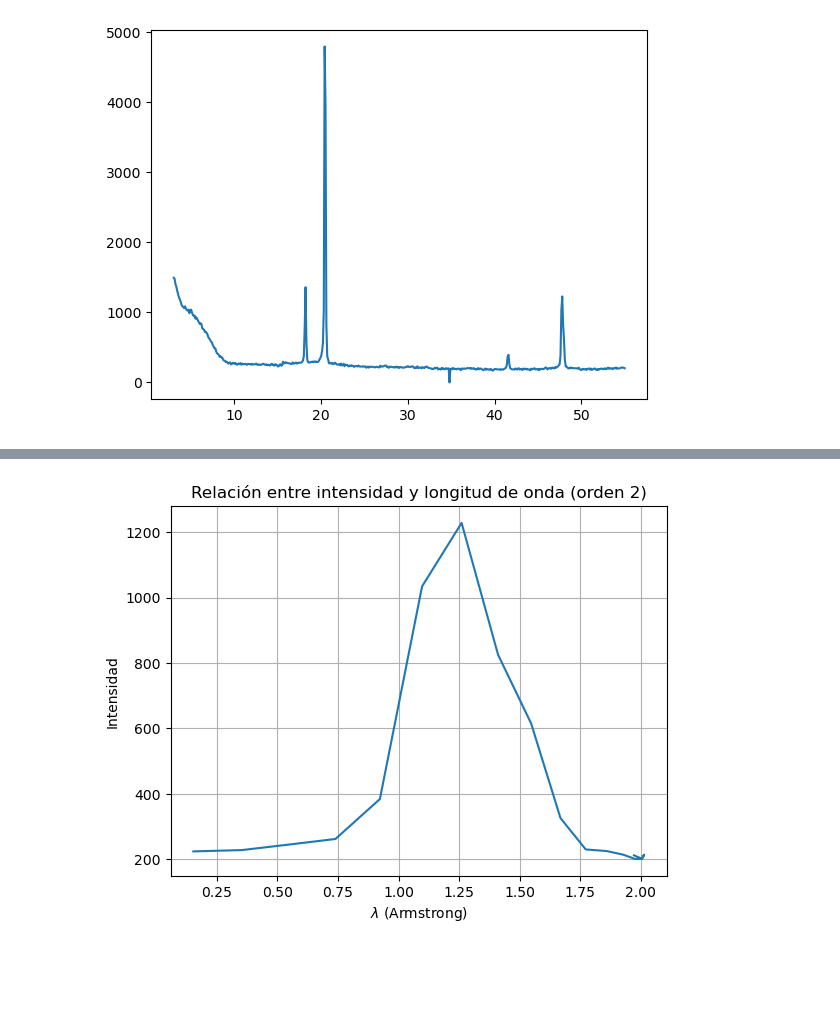
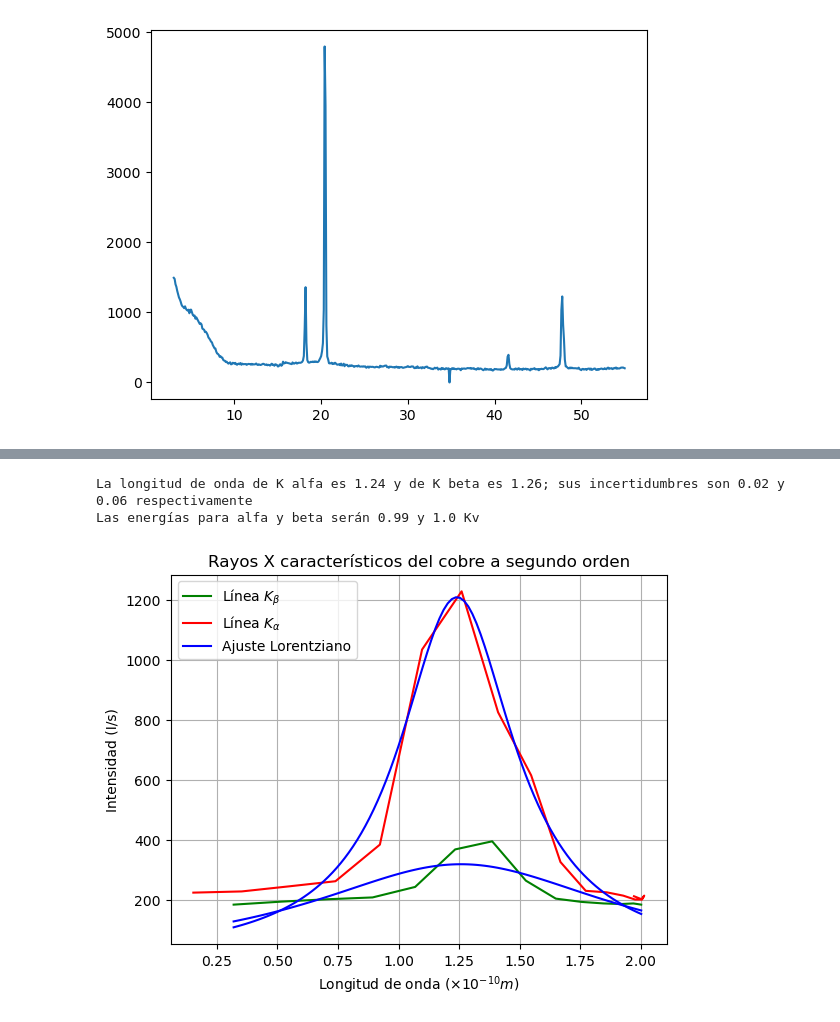
Before and after one commit to ccuellarn/Laboratorio-Intermedio---Pr-cticas20242, a Jupyter notebook: Rayos X/Rayos X.ipynb, the cells around one changed output, grey strips where cells are left out. Saved outputs shown, nothing was run; the diff lists cells and outputs as text; code cells hidden in the pictures; blank space fills up the shorter version.

```diff
--- a/Rayos X/Rayos X.ipynb
+++ b/Rayos X/Rayos X.ipynb
@@ -91,18 +106,54 @@ plt.show()
-# %%
-dZn = 2.014
-x1 = []
-y1 = []
-
-for i in range(0,521):
-    if Data1A1['Ang'][i]>=47.2 and Data1A1['Ang'][i]<49.0:
-        x1.append(np.abs(2*dZn*(np.sin(Data1A1['Ang'][i]))/2))
-        y1.append(Data1A1['In'][i])
-
-plt.plot(x1,y1)
-plt.grid()
-plt.title('Relación entre intensidad y longitud de onda (orden 2)')
-plt.xlabel(r"$\lambda$ (Armstrong)")
-plt.ylabel('Intensidad')
-plt.show()
-# %% [output]
-[figure, removed]
+# %%
+#Cambiar de ángulo a longitud de onda utilizando la ley de Bragg
+#Para mejor calidad se tomó solo los ángulos donde se sabe que aparecen los picos
+x1 = []
+y1 = []
+x11 = []
+y11 = []
+
+for i in range(0,521):
+    if Data1A1['Ang'][i]>=41.0 and Data1A1['Ang'][i]<42.4:
+        x1.append(np.abs(2*dZn*(np.sin(Data1A1['Ang'][i]))/2))
+        y1.append(Data1A1['In'][i])
+
+    if Data1A1['Ang'][i]>=47.2 and Data1A1['Ang'][i]<49.0:
+        x11.append(np.abs(2*dZn*(np.sin(Data1A1['Ang'][i]))/2))
+        y11.append(Data1A1['In'][i])
+
+#Ajuste Lorentziano, como los datos no son del todo continuos, el ancho de la curva a la mitad de la altura se realizó estimando.
+popt1, pcov1 = curve_fit(Lorentzian,xdata=x1, ydata=y1)
+popt11, pcov11 = curve_fit(Lorentzian,xdata=x11, ydata=y11)
+
+h1 = popt1[0]
+x01 = popt1[1]
+W1 = popt1[2]
+error1 = np.sqrt(np.diag(pcov1))
+
+h11 = popt11[0]
+x011 = popt11[1]
+W11 = popt11[2]
+error11 = np.sqrt(np.diag(pcov11))
+
+x1_ = np.linspace(min(x1),max(x1),100)
+
+#Cálculo de energías y longitudes de onda.
+print('La longitud de onda de K alfa es {} y de K beta es {}; sus incertidumbres son {} y {} respectivamente'.format(round(x011,2),round(x01,2),round(error11[1],2),round(error1[1],2)))
+
+Ea = 12.40 / (x01*10) #Esto para que quede nm KV/nm
+Eb = 12.40 / (x011*10) #Esto para que quede nm KV/nm
+print('Las energías para alfa y beta serán {} y {} Kv'.format(round(Ea,2),round(Eb,2)))
+#Gráfico
+plt.plot(x1,y1,color='g',label=r'Línea $K_\beta$')
+plt.plot(x11,y11,color='r',label=r'Línea $K_\alpha$')
+plt.plot(x1_,Lorentzian(x1_,h1,x01,W1),color='b', label=r'Ajuste Lorentziano')
+plt.plot(x1_,Lorentzian(x1_,h11,x011,W11),color='b')
+plt.grid()
+plt.title('Rayos X característicos del cobre a segundo orden')
+plt.xlabel(r"Longitud de onda $(\times 10^{-10}m)$")
+plt.ylabel('Intensidad (I/s)')
+plt.legend()
+plt.show()
+# %% [output]
+La longitud de onda de K alfa es 1.24 y de K beta es 1.26; sus incertidumbres son 0.02 y 0.06 respectivamente
+Las energías para alfa y beta serán 0.99 y 1.0 Kv
+[figure, added]
```
Also changed, not shown: parts of 12 cells of this notebook.
